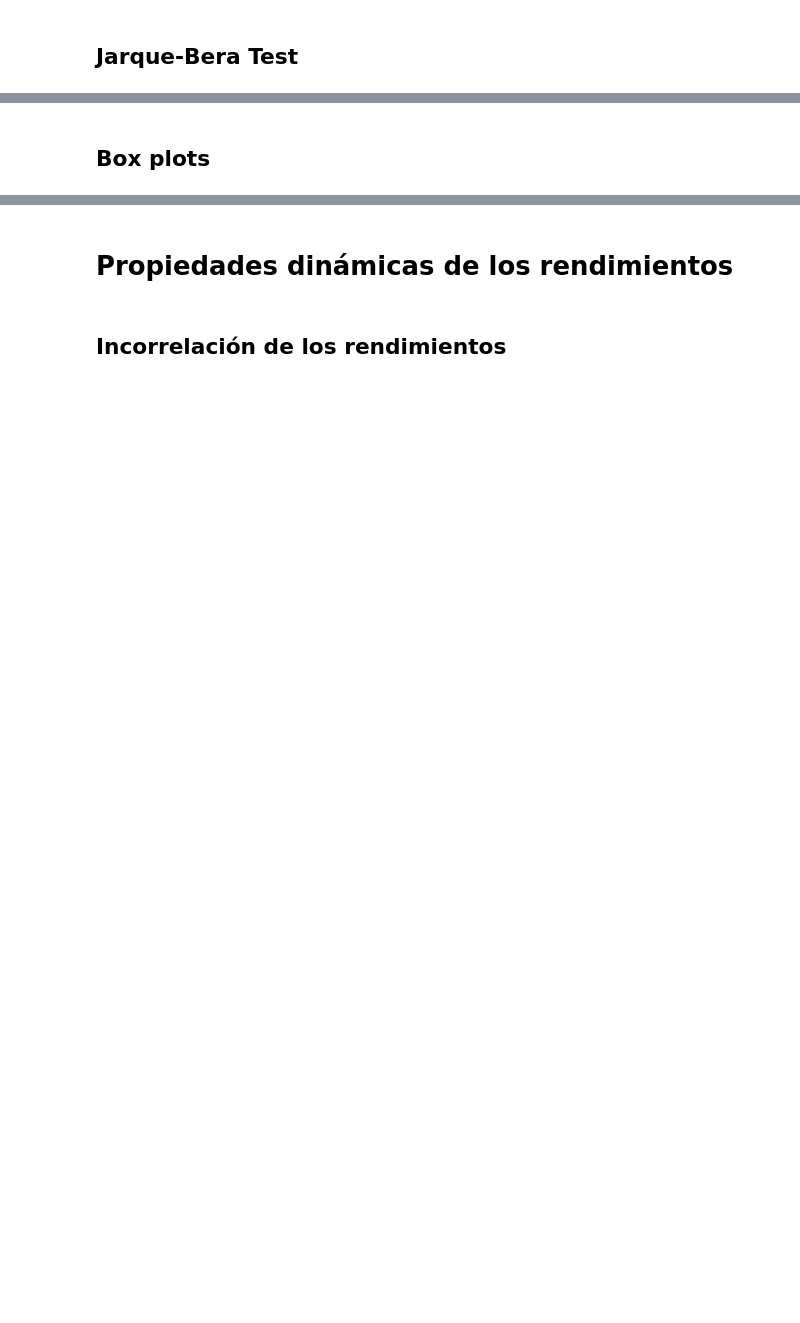
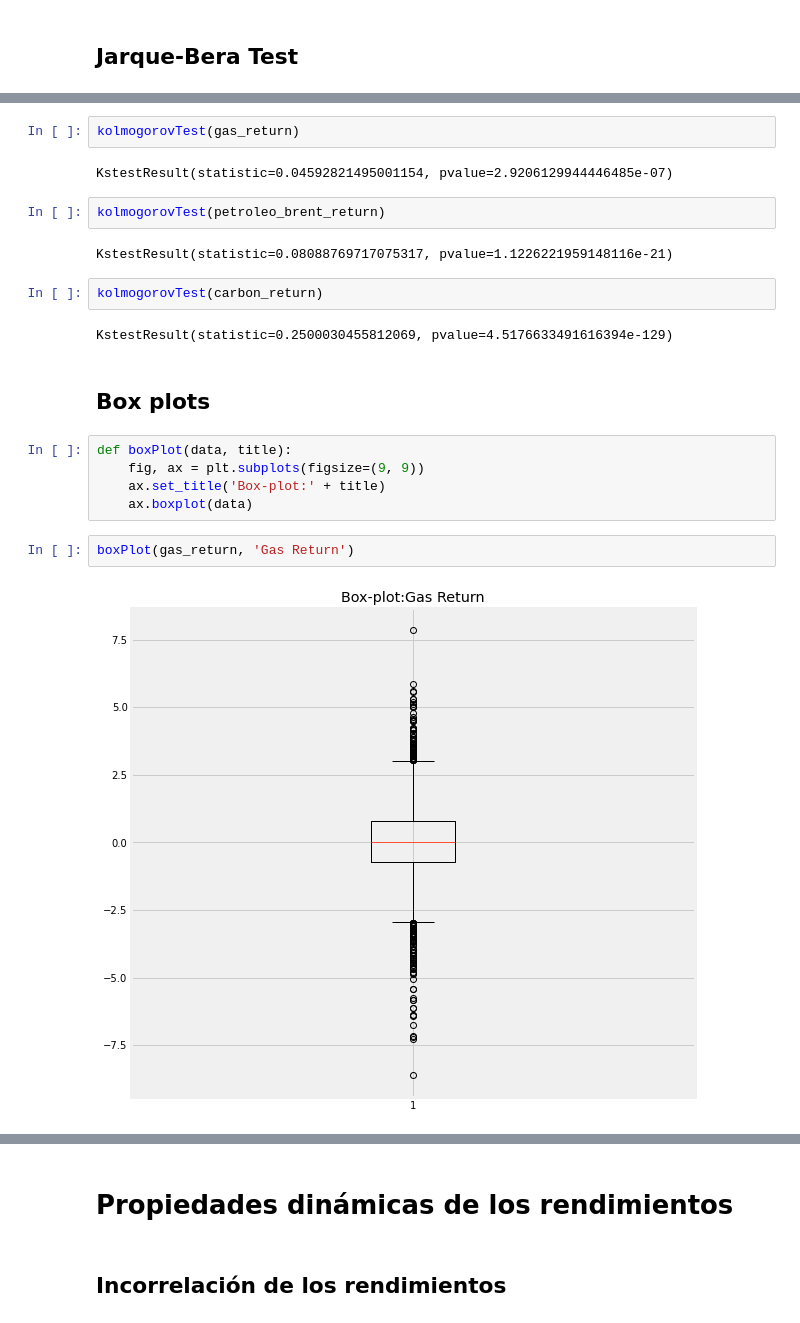
Before and after one commit to Cesuuur/energy-market-analysis, a Jupyter notebook: EstadisticaDescriptiva.ipynb, the cells around one changed output, grey strips where cells are left out. Cells and saved outputs as stored; diff of their text form; blank space fills up the shorter version.

```diff
--- a/EstadisticaDescriptiva.ipynb
+++ b/EstadisticaDescriptiva.ipynb
@@ -279,2 +323,23 @@ skew(carbon_return)
+# %%
+kolmogorovTest(gas_return)
+# %% [output]
+KstestResult(statistic=0.04592821495001154, pvalue=2.9206129944446485e-07)
+# %%
+kolmogorovTest(petroleo_brent_return)
+# %% [output]
+KstestResult(statistic=0.08088769717075317, pvalue=1.1226221959148116e-21)
+# %%
+kolmogorovTest(carbon_return)
+# %% [output]
+KstestResult(statistic=0.2500030455812069, pvalue=4.5176633491616394e-129)
 # %% [markdown]
 ## Box plots
+# %%
+def boxPlot(data, title):
+    fig, ax = plt.subplots(figsize=(9, 9))
+    ax.set_title('Box-plot:' + title)
+    ax.boxplot(data)
+# %%
+boxPlot(gas_return, 'Gas Return')
+# %% [output]
+[figure, added]
```
Also changed, not shown: parts of 45 cells of this notebook.
